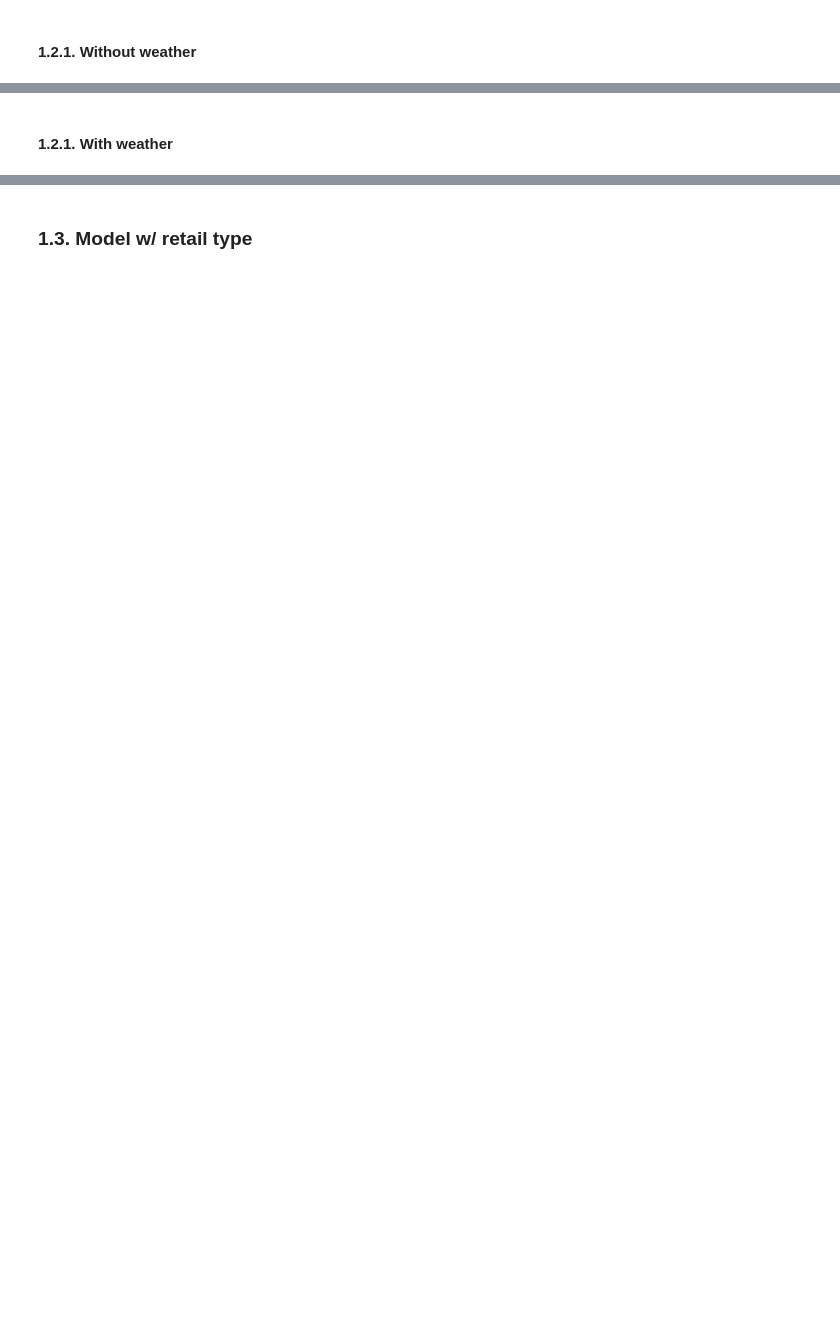
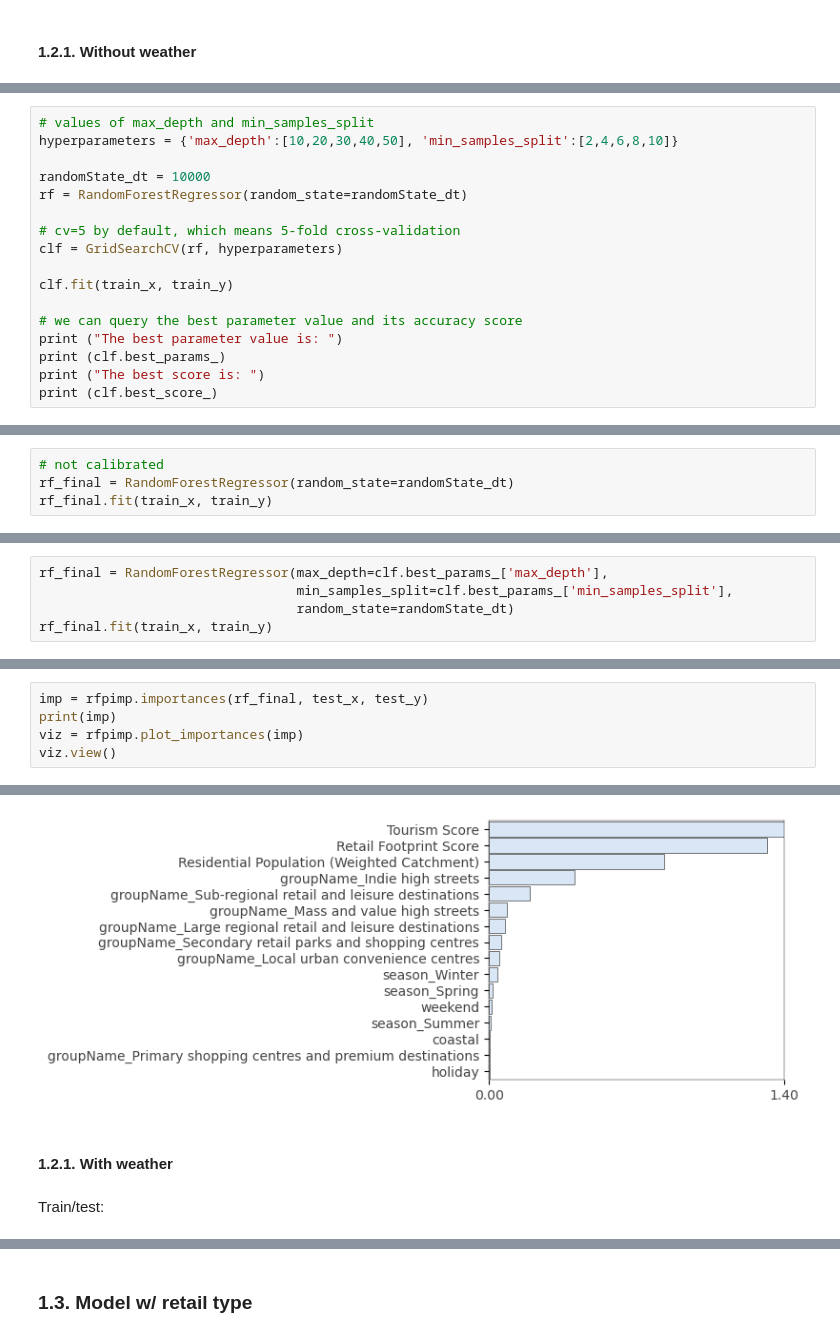
Before and after one commit to stefankrysa/MScDissertation, a Jupyter notebook: modelling.ipynb, the cells around one changed output, grey strips where cells are left out. Saved outputs shown, nothing was run; the diff lists cells and outputs as text; blank space fills up the shorter version.

```diff
--- a/modelling.ipynb
+++ b/modelling.ipynb
@@ -77,0 +246,17 @@ df_model = df_model.dropna(subset=[target] + features + weather_vars)
+# %%
+# values of max_depth and min_samples_split
+hyperparameters = {'max_depth':[10,20,30,40,50], 'min_samples_split':[2,4,6,8,10]}
+
+randomState_dt = 10000
+rf = RandomForestRegressor(random_state=randomState_dt)
+
+# cv=5 by default, which means 5-fold cross-validation
+clf = GridSearchCV(rf, hyperparameters)
+
+clf.fit(train_x, train_y)
+
+# we can query the best parameter value and its accuracy score
+print ("The best parameter value is: ")
+print (clf.best_params_)
+print ("The best score is: ")
+print (clf.best_score_)
@@ -77,0 +267,4 @@ df_model = df_model.dropna(subset=[target] + features + weather_vars)
+# %%
+# not calibrated
+rf_final = RandomForestRegressor(random_state=randomState_dt)
+rf_final.fit(train_x, train_y)
@@ -77,0 +283,5 @@ df_model = df_model.dropna(subset=[target] + features + weather_vars)
+# %%
+rf_final = RandomForestRegressor(max_depth=clf.best_params_['max_depth'],
+                                 min_samples_split=clf.best_params_['min_samples_split'],
+                                 random_state=randomState_dt)
+rf_final.fit(train_x, train_y)
@@ -77,0 +310,6 @@ df_model = df_model.dropna(subset=[target] + features + weather_vars)
+# %%
+imp = rfpimp.importances(rf_final, test_x, test_y)
+print(imp)
+viz = rfpimp.plot_importances(imp)
+viz.view()
+# %% [output]
@@ -78,2 +334,5 @@ df_model = df_model.dropna(subset=[target] + features + weather_vars)
+[figure, added]
 # %% [markdown]
 #### 1.2.1. With weather
+# %% [markdown]
+Train/test:
```
Also changed, not shown: parts of 65 cells of this notebook.
